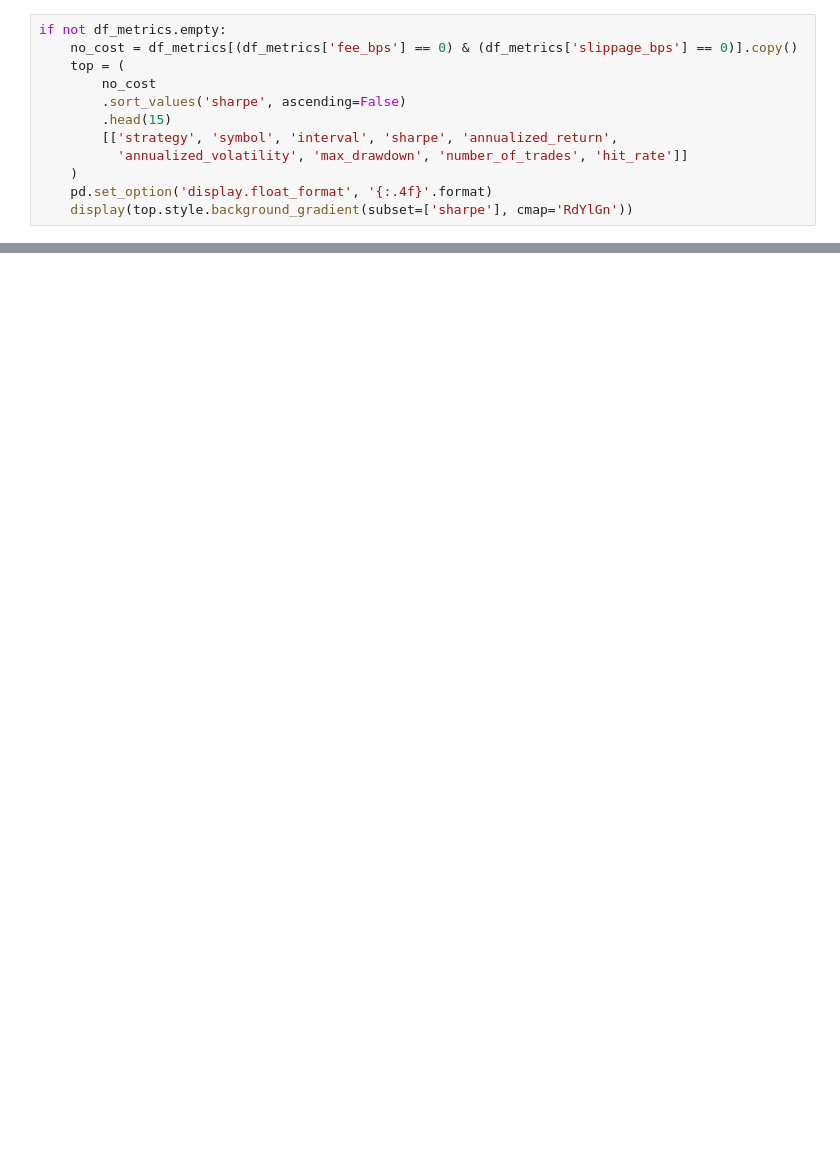
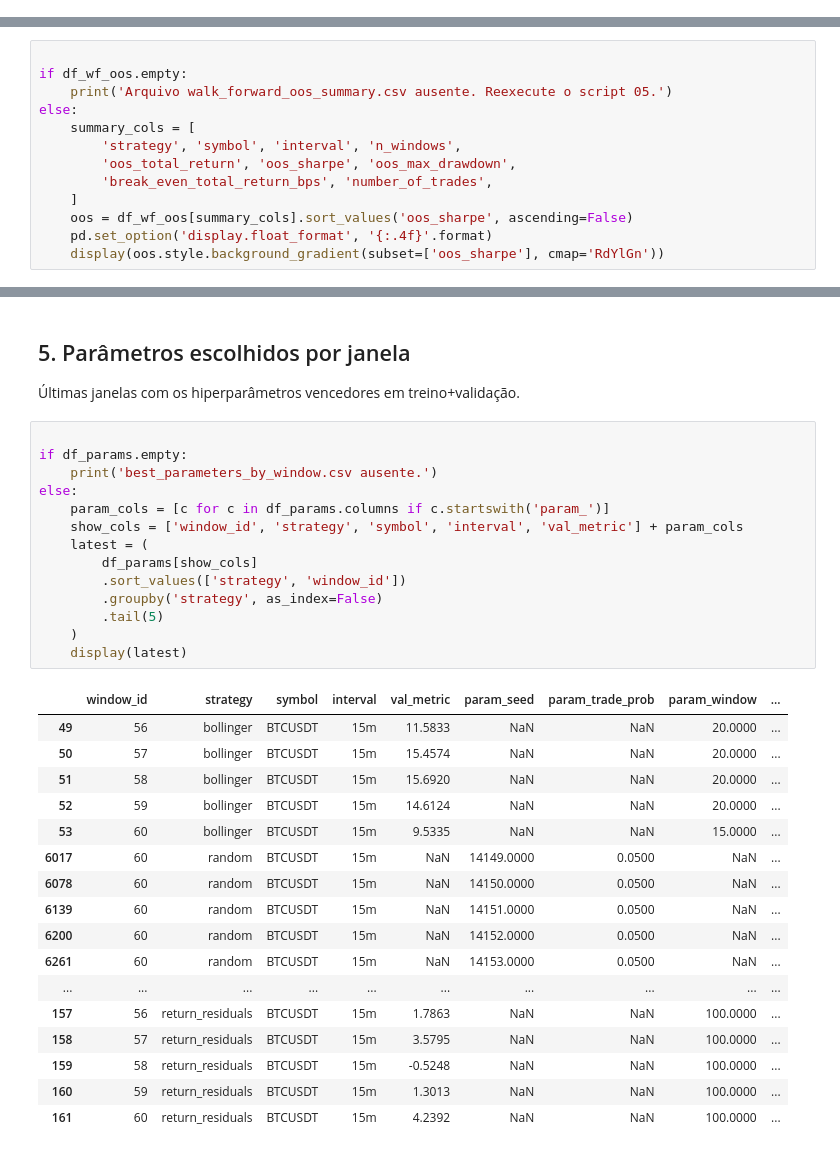
Before and after one commit to paulomoisessilva/researches_scripts, a Jupyter notebook: 01-intraday-technical-indicator/intraday_regression_bands/notebooks/02_results_review.ipynb, the cells around one changed output, grey strips where cells are left out. Drawn from its saved outputs; the diff is of its cells as text; blank space fills up the shorter version.

```diff
--- a/01-intraday-technical-indicator/intraday_regression_bands/notebooks/02_results_review.ipynb
+++ b/01-intraday-technical-indicator/intraday_regression_bands/notebooks/02_results_review.ipynb
@@ -50,12 +0,0 @@ else:
-# %%
-if not df_metrics.empty:
-    no_cost = df_metrics[(df_metrics['fee_bps'] == 0) & (df_metrics['slippage_bps'] == 0)].copy()
-    top = (
-        no_cost
-        .sort_values('sharpe', ascending=False)
-        .head(15)
-        [['strategy', 'symbol', 'interval', 'sharpe', 'annualized_return',
-          'annualized_volatility', 'max_drawdown', 'number_of_trades', 'hit_rate']]
-    )
-    pd.set_option('display.float_format', '{:.4f}'.format)
-    display(top.style.background_gradient(subset=['sharpe'], cmap='RdYlGn'))
@@ -122,0 +178,13 @@ if not df_metrics.empty and 'strategy' in df_metrics.columns:
+# %%
+
+if df_wf_oos.empty:
+    print('Arquivo walk_forward_oos_summary.csv ausente. Reexecute o script 05.')
+else:
+    summary_cols = [
+        'strategy', 'symbol', 'interval', 'n_windows',
+        'oos_total_return', 'oos_sharpe', 'oos_max_drawdown',
+        'break_even_total_return_bps', 'number_of_trades',
+    ]
+    oos = df_wf_oos[summary_cols].sort_values('oos_sharpe', ascending=False)
+    pd.set_option('display.float_format', '{:.4f}'.format)
+    display(oos.style.background_gradient(subset=['oos_sharpe'], cmap='RdYlGn'))
@@ -199,0 +298,37 @@ if not df_metrics.empty and 'break_even_cost_bps' in df_metrics.columns:
+# %% [markdown]
+
+## 5. Parâmetros escolhidos por janela
+
+Últimas janelas com os hiperparâmetros vencedores em treino+validação.
+# %%
+
+if df_params.empty:
+    print('best_parameters_by_window.csv ausente.')
+else:
+    param_cols = [c for c in df_params.columns if c.startswith('param_')]
+    show_cols = ['window_id', 'strategy', 'symbol', 'interval', 'val_metric'] + param_cols
+    latest = (
+        df_params[show_cols]
+        .sort_values(['strategy', 'window_id'])
+        .groupby('strategy', as_index=False)
+        .tail(5)
+    )
+    display(latest)
+# %% [output]
+|  | window_id | strategy | symbol | interval | val_metric | param_seed | param_trade_prob | param_window | ... |
+| 49 | 56 | bollinger | BTCUSDT | 15m | 11.5833 | NaN | NaN | 20.0000 | ... |
+| 50 | 57 | bollinger | BTCUSDT | 15m | 15.4574 | NaN | NaN | 20.0000 | ... |
+| 51 | 58 | bollinger | BTCUSDT | 15m | 15.6920 | NaN | NaN | 20.0000 | ... |
+| 52 | 59 | bollinger | BTCUSDT | 15m | 14.6124 | NaN | NaN | 20.0000 | ... |
+| 53 | 60 | bollinger | BTCUSDT | 15m | 9.5335 | NaN | NaN | 15.0000 | ... |
+| 6017 | 60 | random | BTCUSDT | 15m | NaN | 14149.0000 | 0.0500 | NaN | ... |
+| 6078 | 60 | random | BTCUSDT | 15m | NaN | 14150.0000 | 0.0500 | NaN | ... |
+| 6139 | 60 | random | BTCUSDT | 15m | NaN | 14151.0000 | 0.0500 | NaN | ... |
+| 6200 | 60 | random | BTCUSDT | 15m | NaN | 14152.0000 | 0.0500 | NaN | ... |
+| 6261 | 60 | random | BTCUSDT | 15m | NaN | 14153.0000 | 0.0500 | NaN | ... |
+| ... | ... | ... | ... | ... | ... | ... | ... | ... | ... |
+| 157 | 56 | return_residuals | BTCUSDT | 15m | 1.7863 | NaN | NaN | 100.0000 | ... |
+| 158 | 57 | return_residuals | BTCUSDT | 15m | 3.5795 | NaN | NaN | 100.0000 | ... |
+| 159 | 58 | return_residuals | BTCUSDT | 15m | -0.5248 | NaN | NaN | 100.0000 | ... |
+| 160 | 59 | return_residuals | BTCUSDT | 15m | 1.3013 | NaN | NaN | 100.0000 | ... |
+| 161 | 60 | return_residuals | BTCUSDT | 15m | 4.2392 | NaN | NaN | 100.0000 | ... |
```
Also changed, not shown: parts of 28 cells of this notebook, 31 other files.
